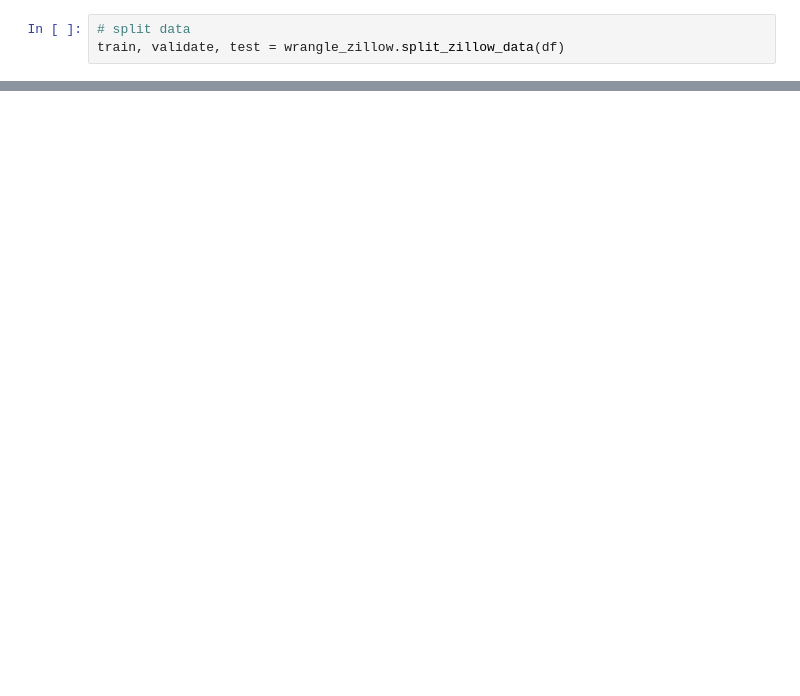
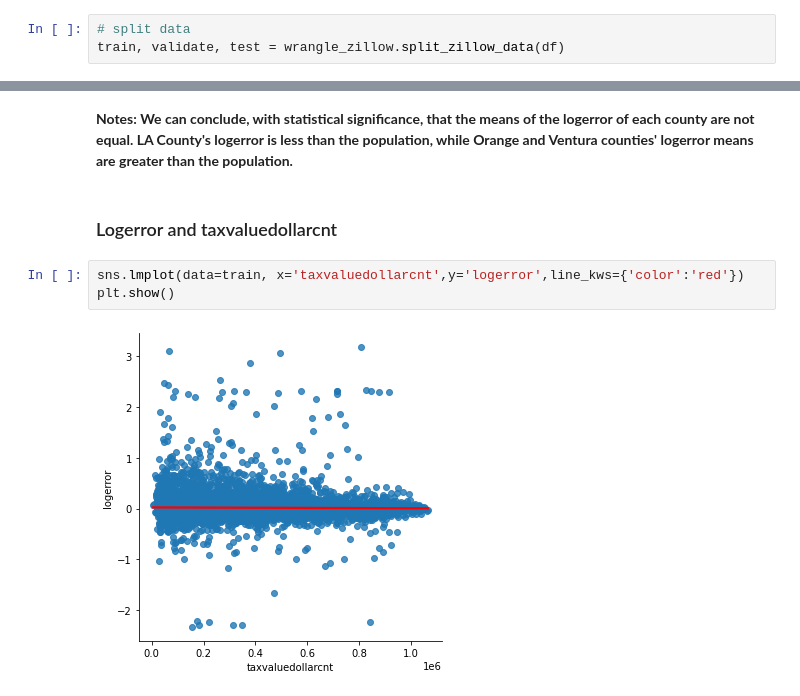
Before and after one commit to lochlynlaskowski/clustering-exercises, a Jupyter notebook: explore_zillow.ipynb, the cells around one changed output, grey strips where cells are left out. Saved outputs shown, nothing was run; the diff lists cells and outputs as text; blank space fills up the shorter version.

```diff
--- a/explore_zillow.ipynb
+++ b/explore_zillow.ipynb
@@ -64,0 +178,9 @@ train.shape, validate.shape, test.shape
+# %% [markdown]
+**Notes: We can conclude, with statistical significance, that the means of the logerror of each county are not equal. LA County's logerror is less than the population, while Orange and Ventura counties' logerror means are greater than the population.**
+# %% [markdown]
+### Logerror and taxvaluedollarcnt
+# %%
+sns.lmplot(data=train, x='taxvaluedollarcnt',y='logerror',line_kws={'color':'red'})
+plt.show()
+# %% [output]
+[figure, added]
```
Also changed, not shown: parts of 42 cells of this notebook, 3 other files.
